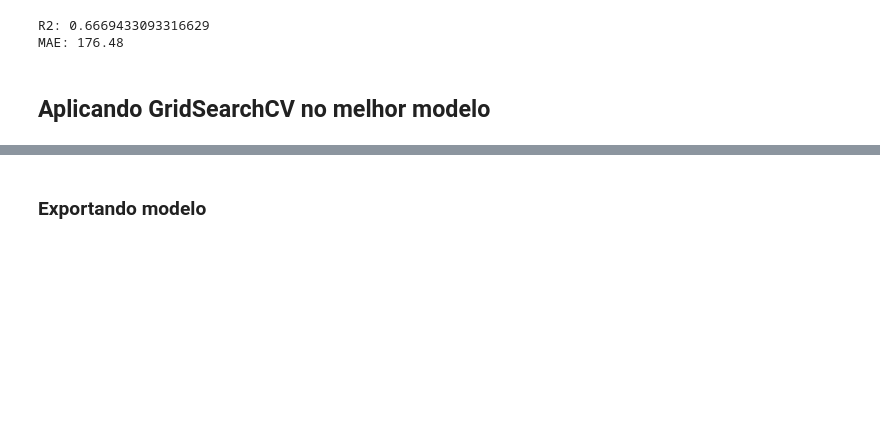
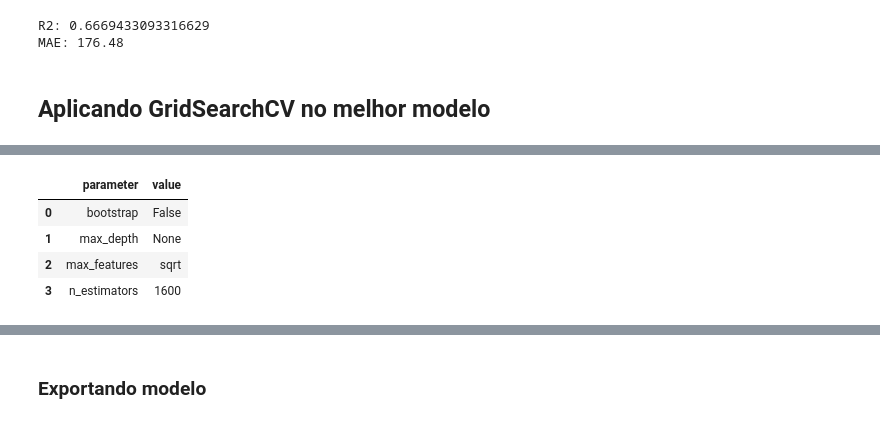
Before and after one commit to Migliorin/Comex-Data-Analysis, a Jupyter notebook: notebooks/analise_dados.ipynb, the cells around one changed output, grey strips where cells are left out. Saved outputs shown, nothing was run; the diff lists cells and outputs as text; code cells hidden in the pictures; blank space fills up the shorter version.

```diff
--- a/notebooks/analise_dados.ipynb
+++ b/notebooks/analise_dados.ipynb
@@ -927,0 +940,8 @@ CV_rfc.best_params_
+# %%
+pd.DataFrame(CV_rfc.best_params_.items(),columns=["parameter","value"])
+# %% [output]
+|  | parameter | value |
+| 0 | bootstrap | False |
+| 1 | max_depth | None |
+| 2 | max_features | sqrt |
+| 3 | n_estimators | 1600 |
```
Also changed, not shown: parts of 8 cells of this notebook.
